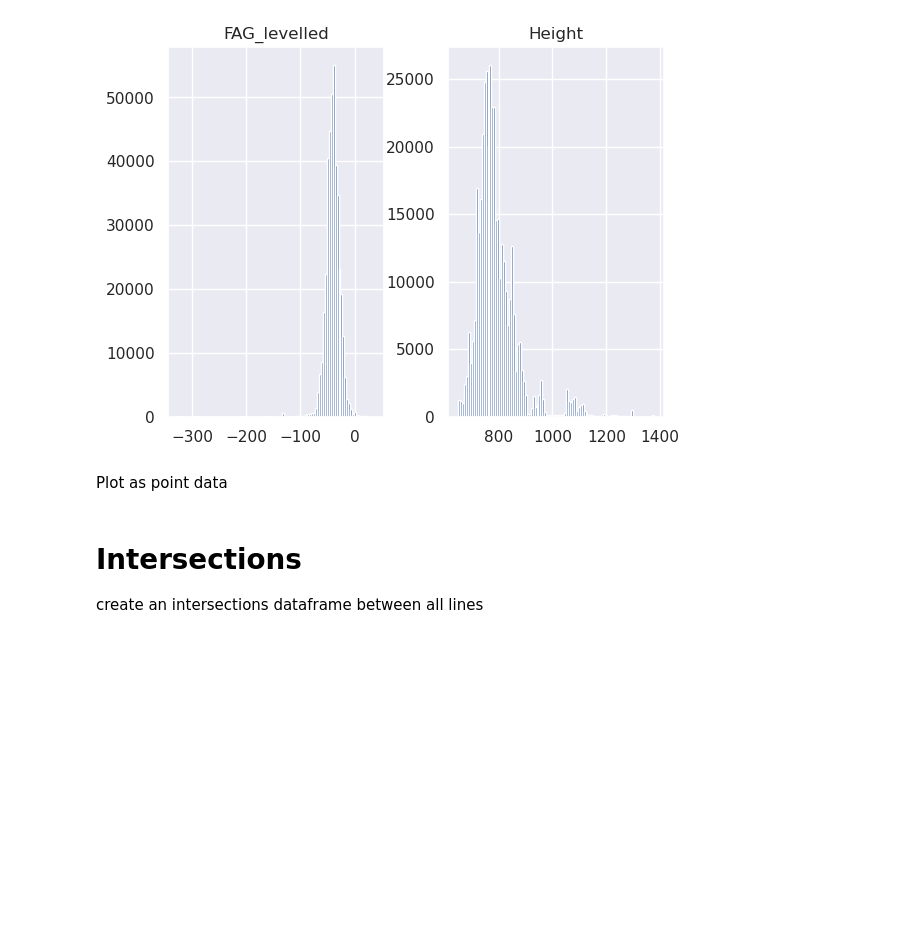
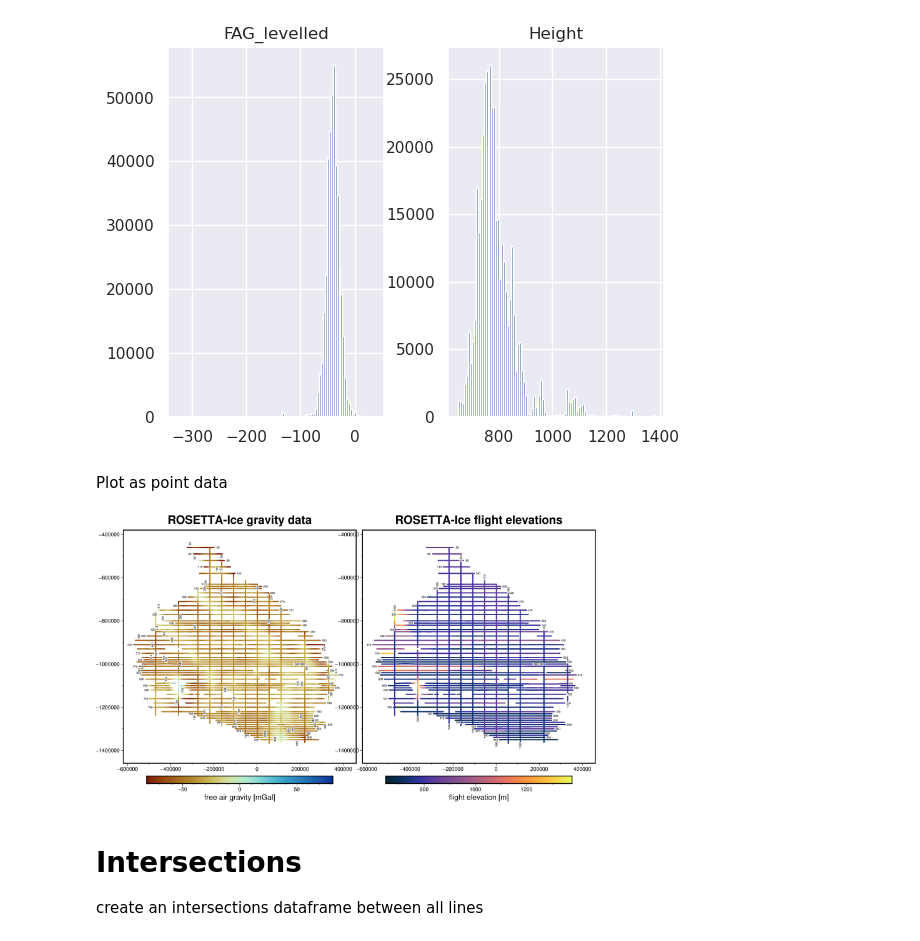
Before and after one commit to mdtanker/RIS_gravity_inversion, a Jupyter notebook: notebooks/Ross_Ice_Shelf_inversion/ROSETTA_levelling.ipynb, the cells around one changed output. Drawn from its saved outputs; the diff is of its cells as text; code cells hidden in the pictures; blank space fills up the shorter version.

```diff
--- a/notebooks/Ross_Ice_Shelf_inversion/ROSETTA_levelling.ipynb
+++ b/notebooks/Ross_Ice_Shelf_inversion/ROSETTA_levelling.ipynb
@@ -98,49 +98,53 @@ Plot as point data
 # region
 region = (-620000.0, 460000.0, -1460000.0, -380000.0)
 # %%
-# # plot a basemap
-# fig = maps.basemap(
-#     region,
-#     title="ROSETTA-Ice gravity data",
-#     background="black",
-# )
+# plot a basemap
+fig = maps.basemap(
+    region,
+    title="ROSETTA-Ice gravity data",
+    background="black",
+    frame=True,
+)
 
-# # get a quarter of max absolute value and make a colorscale
-# maxabs = vd.maxabs(rosetta.FAG_levelled) * 0.25
-# pygmt.makecpt(cmap="roma", series=[-maxabs, maxabs])
+# get a quarter of max absolute value and make a colorscale
+maxabs = vd.maxabs(rosetta.FAG_levelled) * 0.25
+pygmt.makecpt(cmap="roma", series=[-maxabs, maxabs])
 
-# # plot gravity data
-# fig.plot(x=rosetta.easting, y=rosetta.northing, color=rosetta.FAG_levelled, style="c2p", cmap=True)
+# plot gravity data
+fig.plot(x=rosetta.easting, y=rosetta.northing, color=rosetta.FAG_levelled, style="c2p", cmap=True)
 
-# grav.plot_flightlines(fig, lines, plot_lines=False, direction="EW")
+grav.plot_flightlines(fig, lines, plot_lines=False, direction="EW")
 
-# grav.plot_flightlines(fig, lines, plot_lines=False, direction="NS")
+grav.plot_flightlines(fig, lines, plot_lines=False, direction="NS")
 
-# # plot the colorbar
-# fig.colorbar(frame='af+l"free air gravity [mGal]"')
+# plot the colorbar
+fig.colorbar(frame='af+l"free air gravity [mGal]"')
 
-# # add a second figure to the right
-# fig = maps.basemap(
-#     region,
-#     title="ROSETTA-Ice flight elevations",
-#     origin_shift="xshift",
-#     fig=fig,
-#     background="black",
-# )
+# add a second figure to the right
+fig = maps.basemap(
+    region,
+    title="ROSETTA-Ice flight elevations",
+    origin_shift="xshift",
+    fig=fig,
+    background="black",
+    frame=True,
+)
 
-# # make a colorscale for flight elevations
-# pygmt.makecpt(cmap="thermal", series=[rosetta.Height.min(), rosetta.Height.max()])
+# make a colorscale for flight elevations
+pygmt.makecpt(cmap="thermal", series=[rosetta.Height.min(), rosetta.Height.max()])
 
-# # plot flight elevation data
-# fig.plot(x=rosetta.easting, y=rosetta.northing, color=rosetta.Height, style="c2p", cmap=True)
+# plot flight elevation data
+fig.plot(x=rosetta.easting, y=rosetta.northing, color=rosetta.Height, style="c2p", cmap=True)
 
-# grav.plot_flightlines(fig, lines, plot_lines=False, direction="EW")
-# grav.plot_flightlines(fig, ties, plot_lines=False, direction="NS")
+grav.plot_flightlines(fig, lines, plot_lines=False, direction="EW")
+grav.plot_flightlines(fig, ties, plot_lines=False, direction="NS")
 
-# # plot the colorbar
-# fig.colorbar(frame='af+l"flight elevation [m]"')
+# plot the colorbar
+fig.colorbar(frame='af+l"flight elevation [m]"')
 
-# fig.show()
+fig.show()
+# %% [output]
+[figure, added]
 # %% [markdown]
 # Intersections
 create an intersections dataframe between all lines
```
Also changed, not shown: parts of 12 cells of this notebook, 23 other files.
